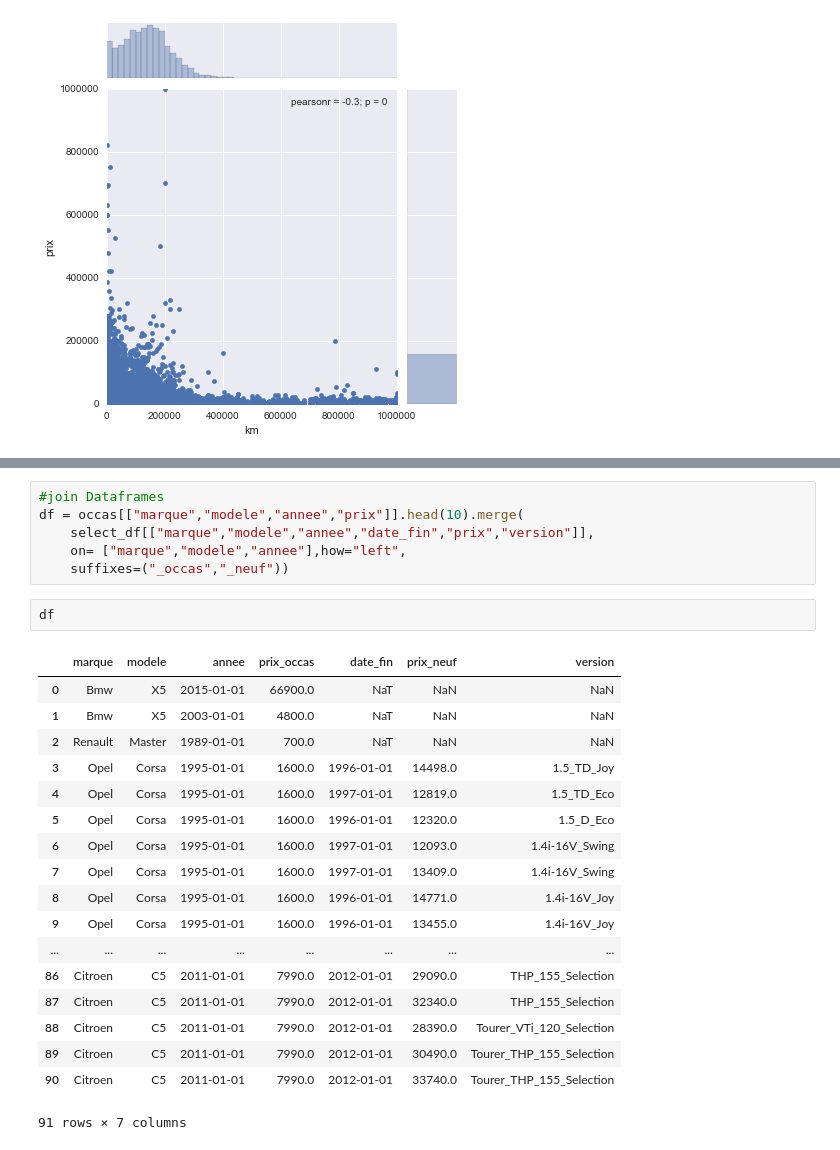
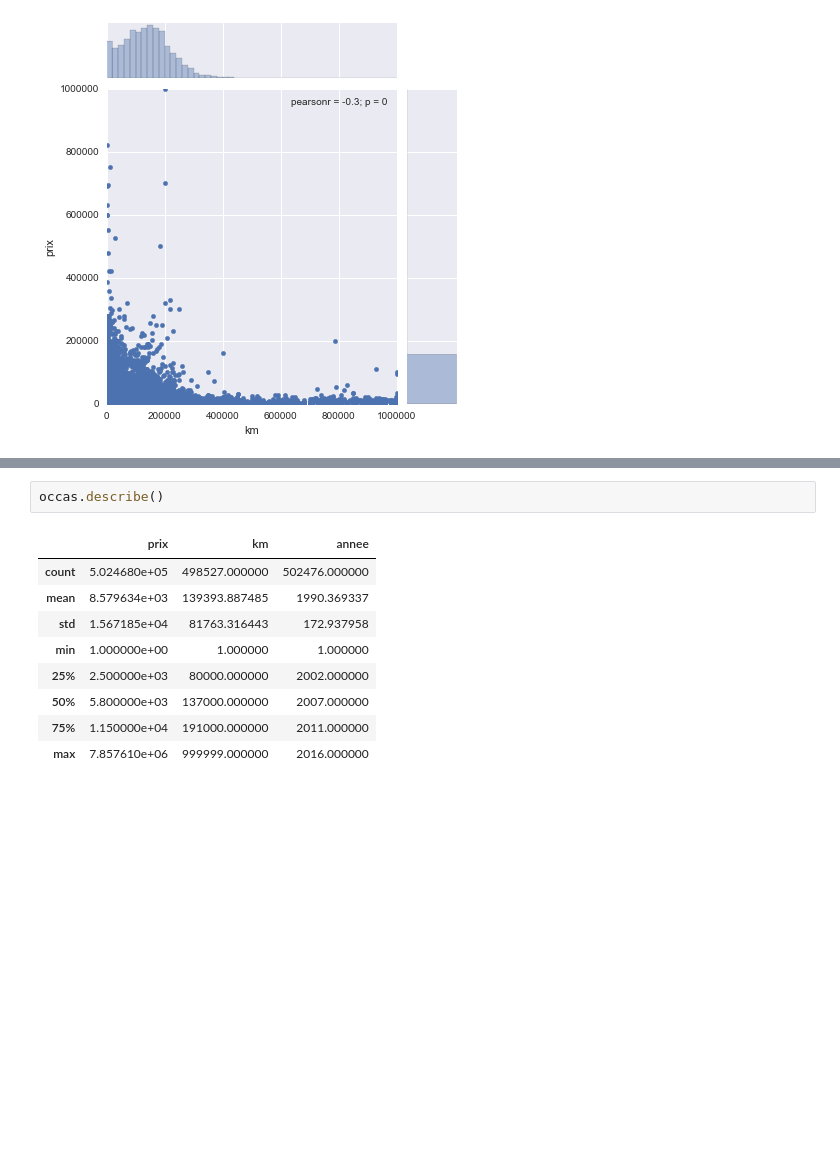
Before and after one commit to mgirardot/DataScienceChallenges, a Jupyter notebook: Data Science Challenge 1 (part 5).ipynb, the cells around one changed output, grey strips where cells are left out. Saved outputs shown, nothing was run; the diff lists cells and outputs as text; blank space fills up the shorter version.

```diff
--- a/Data Science Challenge 1 (part 5).ipynb
+++ b/Data Science Challenge 1 (part 5).ipynb
@@ -90,27 +41,12 @@ select_df.head()
-# %%
-#join Dataframes
-df = occas[["marque","modele","annee","prix"]].head(10).merge(
-    select_df[["marque","modele","annee","date_fin","prix","version"]],
-    on= ["marque","modele","annee"],how="left",
-    suffixes=("_occas","_neuf"))
-# %%
-df
-# %% [output]
-|  | marque | modele | annee | prix_occas | date_fin | prix_neuf | version |
-| 0 | Bmw | X5 | 2015-01-01 | 66900.0 | NaT | NaN | NaN |
-| 1 | Bmw | X5 | 2003-01-01 | 4800.0 | NaT | NaN | NaN |
-| 2 | Renault | Master | 1989-01-01 | 700.0 | NaT | NaN | NaN |
-| 3 | Opel | Corsa | 1995-01-01 | 1600.0 | 1996-01-01 | 14498.0 | 1.5_TD_Joy |
-| 4 | Opel | Corsa | 1995-01-01 | 1600.0 | 1997-01-01 | 12819.0 | 1.5_TD_Eco |
-| 5 | Opel | Corsa | 1995-01-01 | 1600.0 | 1996-01-01 | 12320.0 | 1.5_D_Eco |
-| 6 | Opel | Corsa | 1995-01-01 | 1600.0 | 1997-01-01 | 12093.0 | 1.4i-16V_Swing |
-| 7 | Opel | Corsa | 1995-01-01 | 1600.0 | 1997-01-01 | 13409.0 | 1.4i-16V_Swing |
-| 8 | Opel | Corsa | 1995-01-01 | 1600.0 | 1996-01-01 | 14771.0 | 1.4i-16V_Joy |
-| 9 | Opel | Corsa | 1995-01-01 | 1600.0 | 1996-01-01 | 13455.0 | 1.4i-16V_Joy |
-| ... | ... | ... | ... | ... | ... | ... | ... |
-| 86 | Citroen | C5 | 2011-01-01 | 7990.0 | 2012-01-01 | 29090.0 | THP_155_Selection |
-| 87 | Citroen | C5 | 2011-01-01 | 7990.0 | 2012-01-01 | 32340.0 | THP_155_Selection |
-| 88 | Citroen | C5 | 2011-01-01 | 7990.0 | 2012-01-01 | 28390.0 | Tourer_VTi_120_Selection |
-| 89 | Citroen | C5 | 2011-01-01 | 7990.0 | 2012-01-01 | 30490.0 | Tourer_THP_155_Selection |
-| 90 | Citroen | C5 | 2011-01-01 | 7990.0 | 2012-01-01 | 33740.0 | Tourer_THP_155_Selection |
-91 rows × 7 columns
+# %%
+occas.describe()
+# %% [output]
+|  | prix | km | annee |
+| count | 5.024680e+05 | 498527.000000 | 502476.000000 |
+| mean | 8.579634e+03 | 139393.887485 | 1990.369337 |
+| std | 1.567185e+04 | 81763.316443 | 172.937958 |
+| min | 1.000000e+00 | 1.000000 | 1.000000 |
+| 25% | 2.500000e+03 | 80000.000000 | 2002.000000 |
+| 50% | 5.800000e+03 | 137000.000000 | 2007.000000 |
+| 75% | 1.150000e+04 | 191000.000000 | 2011.000000 |
+| max | 7.857610e+06 | 999999.000000 | 2016.000000 |
```
Also changed, not shown: parts of 13 cells of this notebook.
